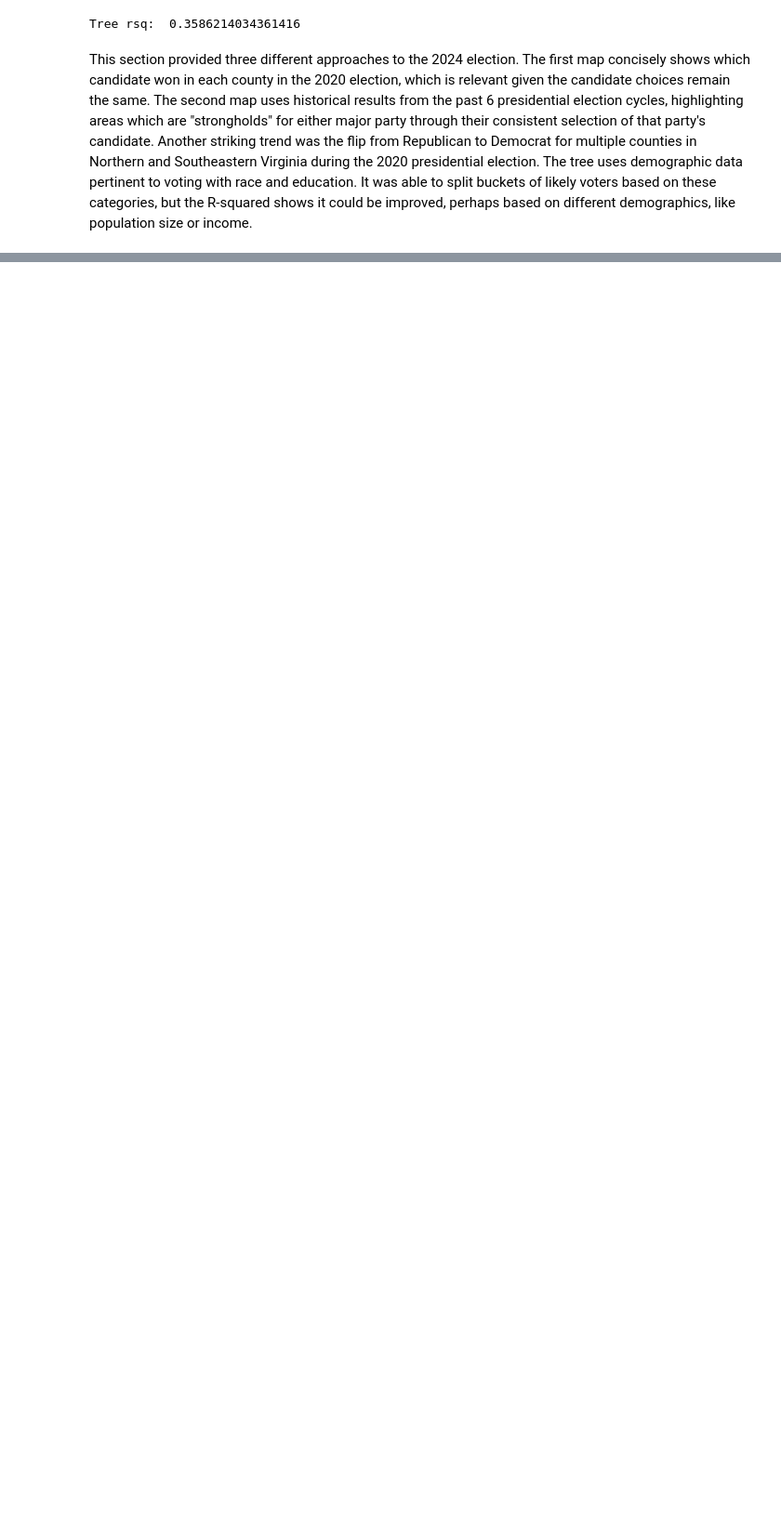
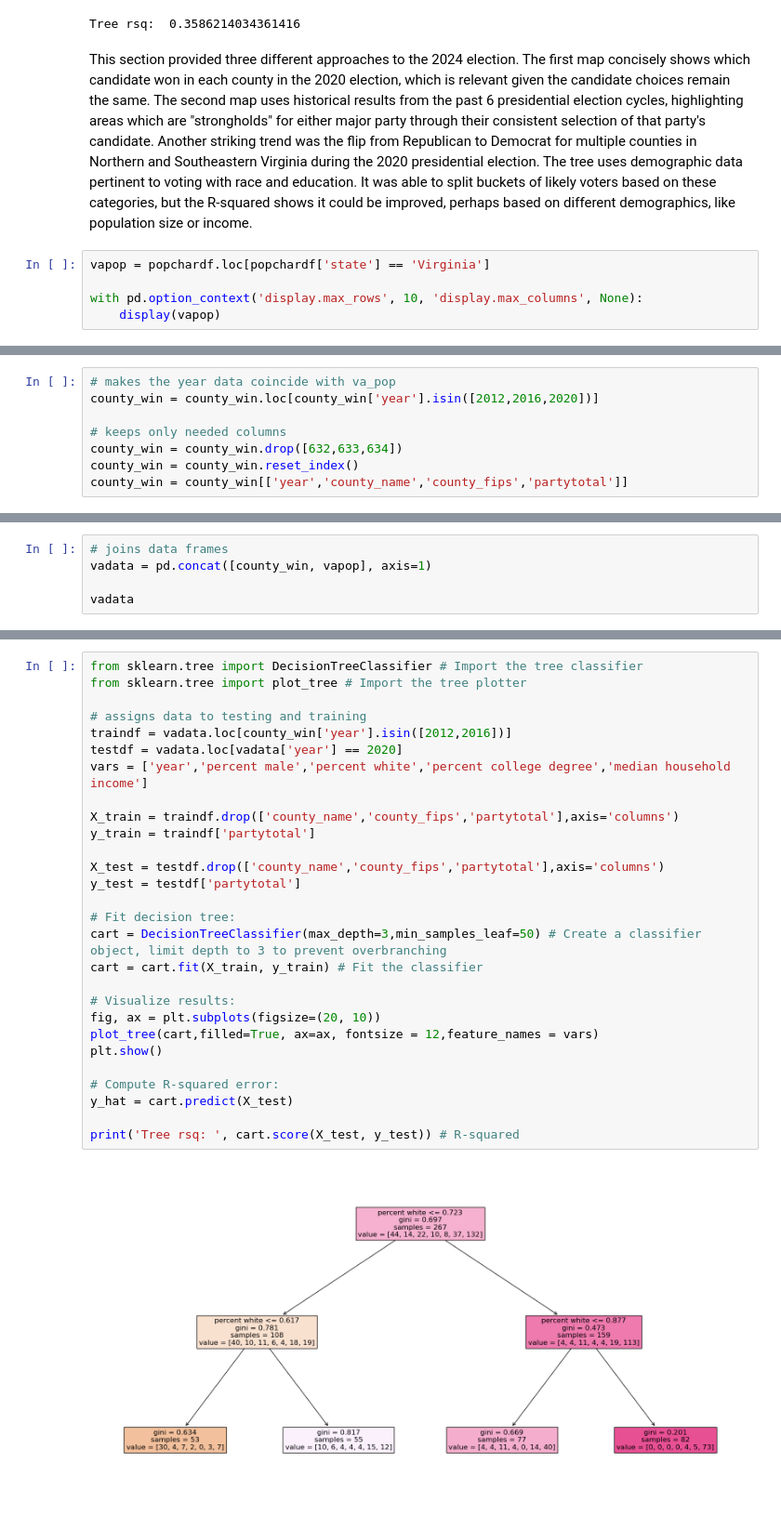
Before and after one commit to vnewsome/project_voting, a Jupyter notebook: ML_project3.ipynb, the cells around one changed output, grey strips where cells are left out. Shown at 93% size. Drawn from its saved outputs; the diff is of its cells as text; blank space fills up the shorter version.

Commit message:
added another decision tree and made a corresponding VA map. Wrote conclusion and about the model

```diff
--- a/ML_project3.ipynb
+++ b/ML_project3.ipynb
@@ -255,3 +253,8 @@ print('Tree rsq: ', cart.score(X_test, y_test)) # R-squared
 Tree rsq:  0.3586214034361416
 # %% [markdown]
 This section provided three different approaches to the 2024 election. The first map concisely shows which candidate won in each county in the 2020 election, which is relevant given the candidate choices remain the same. The second map uses historical results from the past 6 presidential election cycles, highlighting areas which are "strongholds" for either major party through their consistent selection of that party's candidate. Another striking trend was the flip from Republican to Democrat for multiple counties in Northern and Southeastern Virginia during the 2020 presidential election. The tree uses demographic data pertinent to voting with race and education. It was able to split buckets of likely voters based on these categories, but the R-squared shows it could be improved, perhaps based on different demographics, like population size or income.
+# %%
+vapop = popchardf.loc[popchardf['state'] == 'Virginia']
+
+with pd.option_context('display.max_rows', 10, 'display.max_columns', None):
+    display(vapop)
@@ -257,0 +299,8 @@ This section provided three different approaches to the 2024 election. The first
+# %%
+# makes the year data coincide with va_pop
+county_win = county_win.loc[county_win['year'].isin([2012,2016,2020])]
+
+# keeps only needed columns
+county_win = county_win.drop([632,633,634])
+county_win = county_win.reset_index()
+county_win = county_win[['year','county_name','county_fips','partytotal']]
@@ -257,0 +341,5 @@ This section provided three different approaches to the 2024 election. The first
+# %%
+# joins data frames
+vadata = pd.concat([county_win, vapop], axis=1)
+
+vadata
@@ -257,0 +360,30 @@ This section provided three different approaches to the 2024 election. The first
+# %%
+from sklearn.tree import DecisionTreeClassifier # Import the tree classifier
+from sklearn.tree import plot_tree # Import the tree plotter
+
+# assigns data to testing and training
+traindf = vadata.loc[county_win['year'].isin([2012,2016])]
+testdf = vadata.loc[vadata['year'] == 2020]
+vars = ['year','percent male','percent white','percent college degree','median household income']
+
+X_train = traindf.drop(['county_name','county_fips','partytotal'],axis='columns')
+y_train = traindf['partytotal']
+
+X_test = testdf.drop(['county_name','county_fips','partytotal'],axis='columns')
+y_test = testdf['partytotal']
+
+# Fit decision tree:
+cart = DecisionTreeClassifier(max_depth=3,min_samples_leaf=50) # Create a classifier object, limit depth to 3 to prevent overbranching
+cart = cart.fit(X_train, y_train) # Fit the classifier
+
+# Visualize results:
+fig, ax = plt.subplots(figsize=(20, 10))
+plot_tree(cart,filled=True, ax=ax, fontsize = 12,feature_names = vars)
+plt.show()
+
+# Compute R-squared error:
+y_hat = cart.predict(X_test)
+
+print('Tree rsq: ', cart.score(X_test, y_test)) # R-squared
+# %% [output]
+[figure, added]
```
Also changed, not shown: parts of 15 cells of this notebook.
